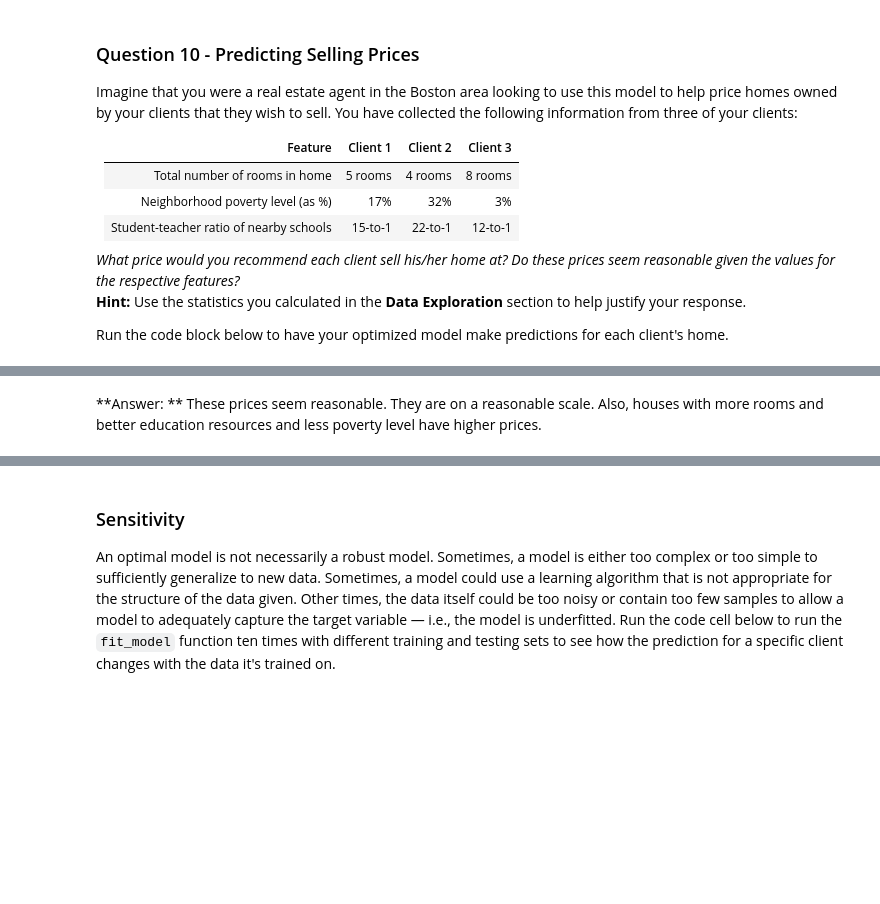
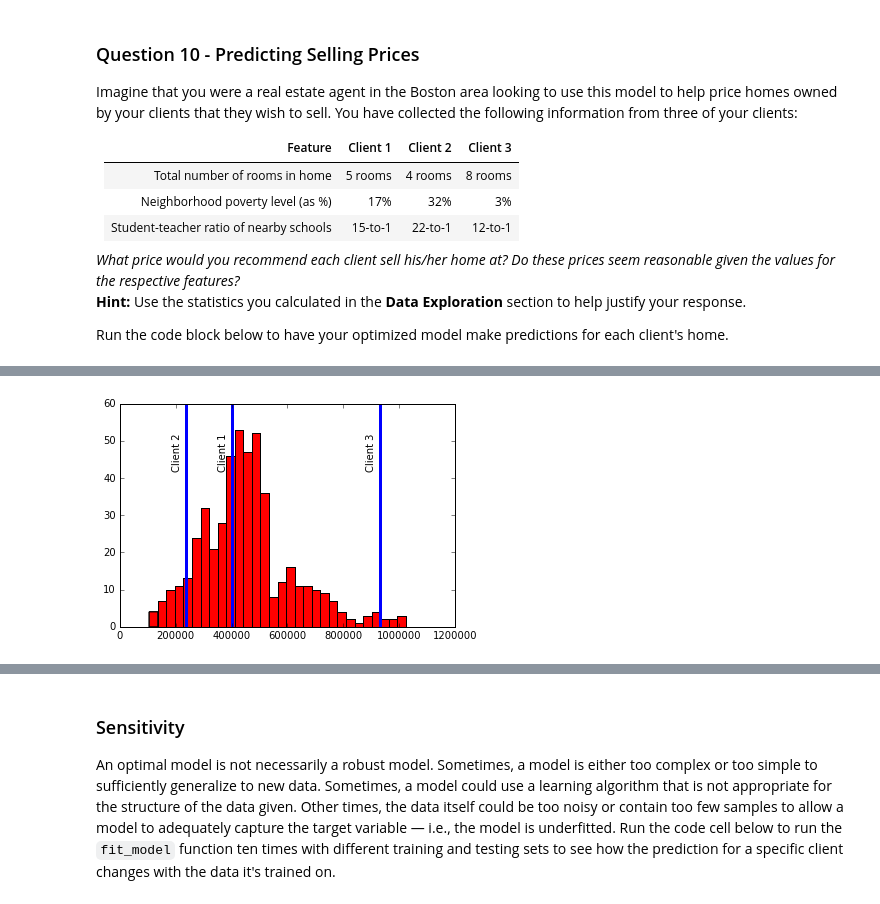
Before and after one commit to jiajuns/boston-housing, a Jupyter notebook: boston_housing.ipynb, the cells around one changed output, grey strips where cells are left out. Cells and saved outputs as stored; diff of their text form; code cells hidden in the pictures; blank space fills up the shorter version.

```diff
--- a/boston_housing.ipynb
+++ b/boston_housing.ipynb
@@ -347,3 +360,7 @@ Predicted selling price for Client 3's home: $931,636.36
-# %% [markdown]
-**Answer: **
-These prices seem reasonable. They are on a reasonable scale. Also, houses with more rooms and better education resources and less poverty level have higher prices.
+# %%
+for i,price in enumerate(reg.predict(client_data)):
+    plt.hist(prices, bins = 30)
+    plt.axvline(price, lw = 3)
+    plt.text(price-50000, 50, 'Client '+str(i+1), rotation=90)
+# %% [output]
+[figure, added]
```
Also changed, not shown: parts of 6 cells of this notebook, 1 other file.
